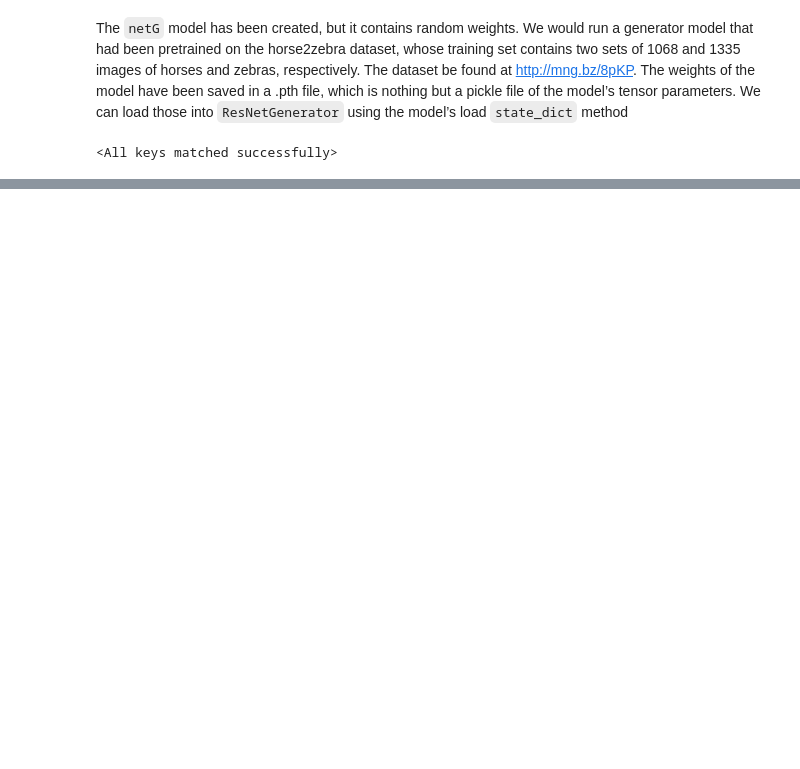
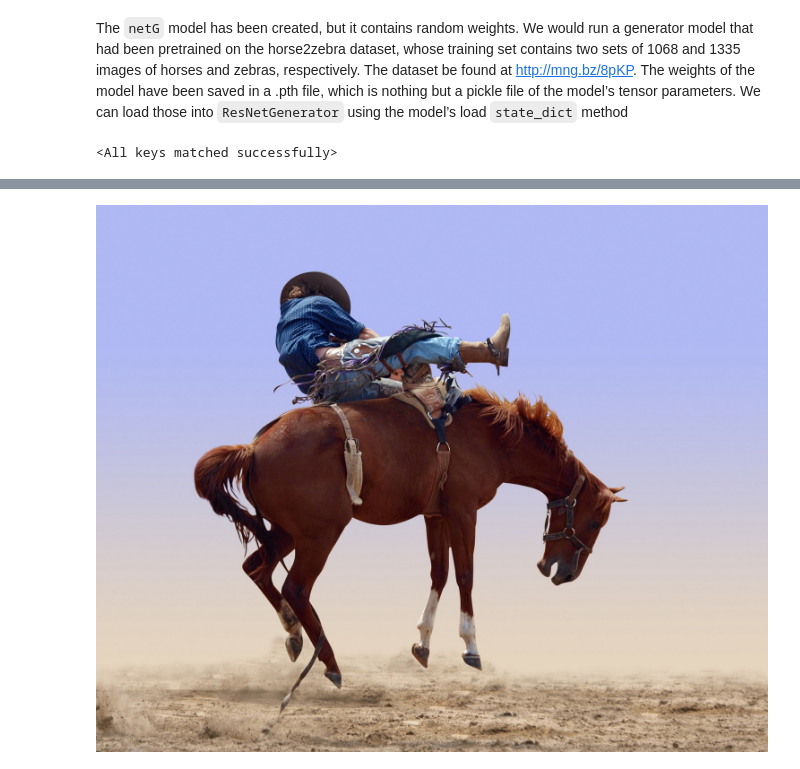
Before and after one commit to adhiiisetiawan/pytorch-back-to-basic, a Jupyter notebook: 2b. Cycle GAN.ipynb, the cells around one changed output, grey strips where cells are left out. Saved outputs shown, nothing was run; the diff lists cells and outputs as text; code cells hidden in the pictures; blank space fills up the shorter version.

Commit message:
preprocess image and pass it through the model

```diff
--- a/2b. Cycle GAN.ipynb
+++ b/2b. Cycle GAN.ipynb
@@ -86,0 +107,12 @@ netG.load_state_dict(model_data)
+# %%
+from PIL import Image
+from torchvision import transforms
+
+
+preprocess = transforms.Compose([transforms.Resize(256),
+                                 transforms.ToTensor()])
+
+img = Image.open("data/p1ch2/horse.jpg")
+img
+# %% [output]
+[figure, added]
```
Also changed, not shown: parts of 3 cells of this notebook.
